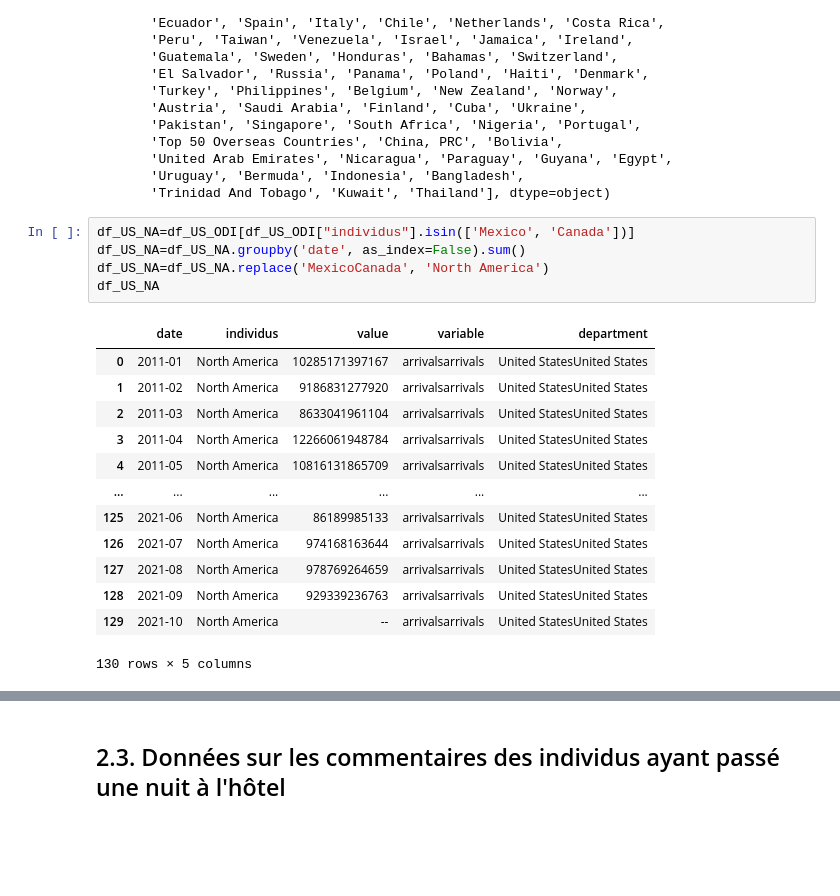
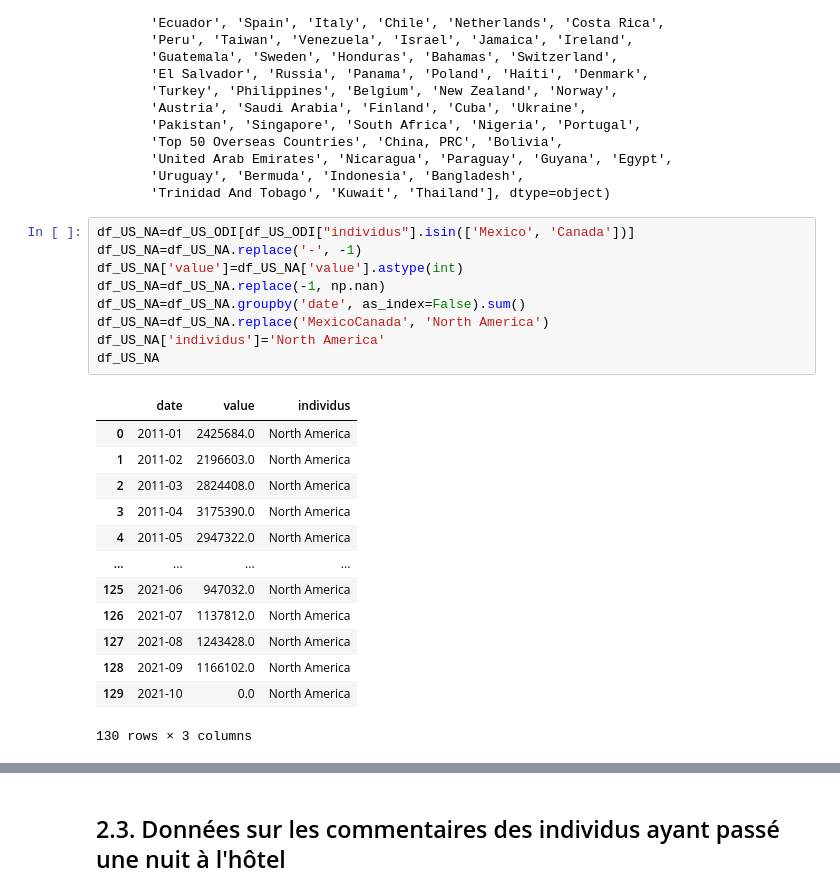
Before and after one commit to julienowack/stat_app, a Jupyter notebook: exploration des bdd.ipynb, the cells around one changed output, grey strips where cells are left out. Saved outputs shown, nothing was run; the diff lists cells and outputs as text; blank space fills up the shorter version.

```diff
--- a/exploration des bdd.ipynb
+++ b/exploration des bdd.ipynb
@@ -532,23 +532,27 @@ array(['Total International', 'Mexico', 'Canada', 'Western Europe',
        'Trinidad And Tobago', 'Kuwait', 'Thailand'], dtype=object)
 # %%
 df_US_NA=df_US_ODI[df_US_ODI["individus"].isin(['Mexico', 'Canada'])]
+df_US_NA=df_US_NA.replace('-', -1)
+df_US_NA['value']=df_US_NA['value'].astype(int)
+df_US_NA=df_US_NA.replace(-1, np.nan)
 df_US_NA=df_US_NA.groupby('date', as_index=False).sum()
 df_US_NA=df_US_NA.replace('MexicoCanada', 'North America')
+df_US_NA['individus']='North America'
 df_US_NA
 # %% [output]
-|  | date | individus | value | variable | department |
-| 0 | 2011-01 | North America | 10285171397167 | arrivalsarrivals | United StatesUnited States |
-| 1 | 2011-02 | North America | 9186831277920 | arrivalsarrivals | United StatesUnited States |
-| 2 | 2011-03 | North America | 8633041961104 | arrivalsarrivals | United StatesUnited States |
-| 3 | 2011-04 | North America | 12266061948784 | arrivalsarrivals | United StatesUnited States |
-| 4 | 2011-05 | North America | 10816131865709 | arrivalsarrivals | United StatesUnited States |
-| ... | ... | ... | ... | ... | ... |
-| 125 | 2021-06 | North America | 86189985133 | arrivalsarrivals | United StatesUnited States |
-| 126 | 2021-07 | North America | 974168163644 | arrivalsarrivals | United StatesUnited States |
-| 127 | 2021-08 | North America | 978769264659 | arrivalsarrivals | United StatesUnited States |
-| 128 | 2021-09 | North America | 929339236763 | arrivalsarrivals | United StatesUnited States |
-| 129 | 2021-10 | North America | -- | arrivalsarrivals | United StatesUnited States |
+|  | date | value | individus |
+| 0 | 2011-01 | 2425684.0 | North America |
+| 1 | 2011-02 | 2196603.0 | North America |
+| 2 | 2011-03 | 2824408.0 | North America |
+| 3 | 2011-04 | 3175390.0 | North America |
+| 4 | 2011-05 | 2947322.0 | North America |
+| ... | ... | ... | ... |
+| 125 | 2021-06 | 947032.0 | North America |
+| 126 | 2021-07 | 1137812.0 | North America |
+| 127 | 2021-08 | 1243428.0 | North America |
+| 128 | 2021-09 | 1166102.0 | North America |
+| 129 | 2021-10 | 0.0 | North America |
-130 rows × 5 columns
+130 rows × 3 columns
 # %%
 df_US_Continent=df_US_ODI[df_US_ODI["individus"].isin(
     ['Asia', 'Western Europe', 'Eastern Europe', 'Middle East', 'South America', 'Caribbean', 'Central America',
```
Also changed, not shown: parts of 5 cells of this notebook.
